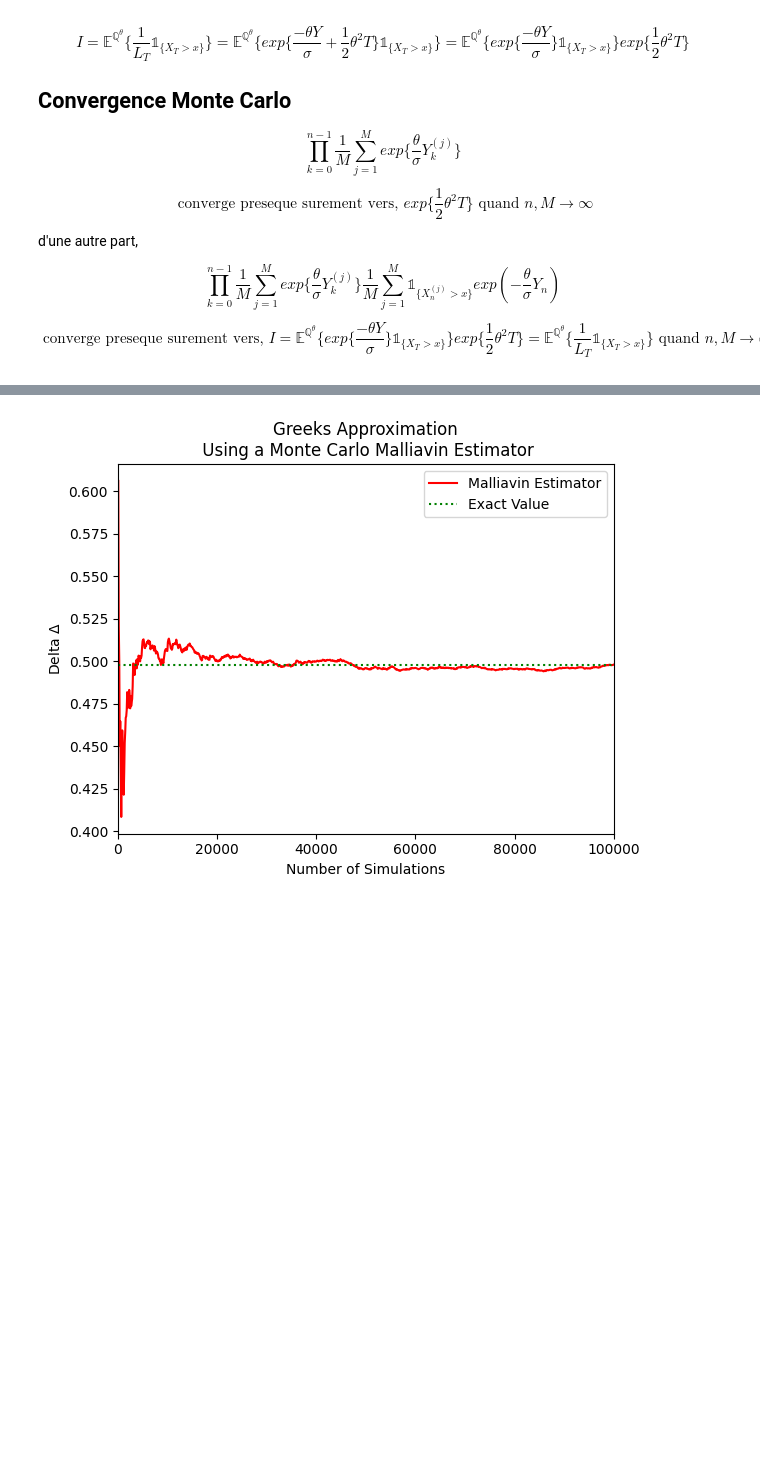
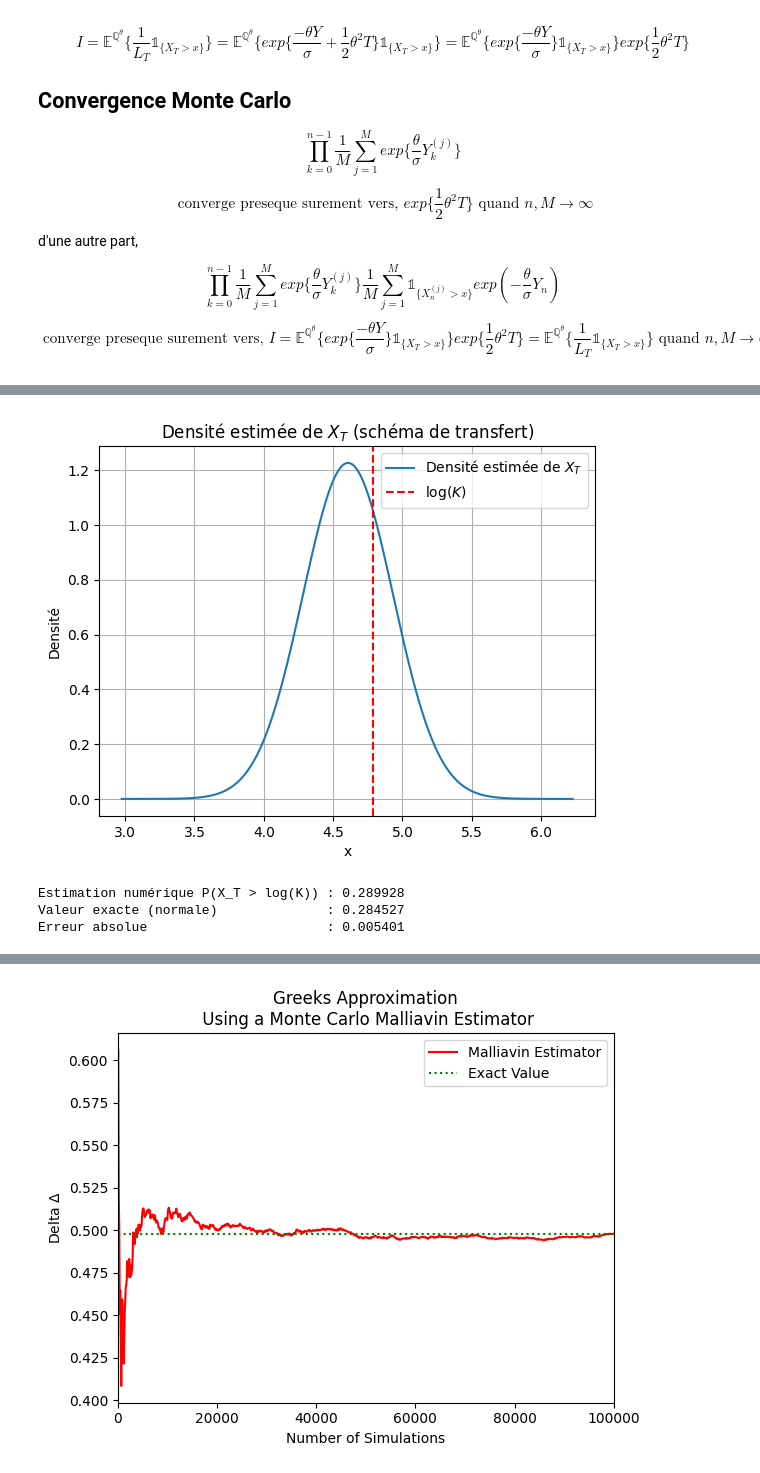
Before and after one commit to EssaddekOthmane/IndependentPriceVerification, a Jupyter notebook: BlackScholesRobbinsMonro.ipynb, the cells around one changed output, grey strips where cells are left out. Saved outputs shown, nothing was run; the diff lists cells and outputs as text; code cells hidden in the pictures; blank space fills up the shorter version.

```diff
--- a/BlackScholesRobbinsMonro.ipynb
+++ b/BlackScholesRobbinsMonro.ipynb
@@ -1546,3 +1615,70 @@ plt.plot(means,'red')
+# %%
+import numpy as np
+import matplotlib.pyplot as plt
+from scipy.stats import norm
+
+
+S0 = S_0
+
+
+N = 2000                     # Pas de temps
+dt = T / N
+x0 = np.log(S0)
+x_K = np.log(K)
+
+# Grille spatiale affinée
+x_min = x0 + mu * T - 5 * sigma * np.sqrt(T)
+x_max = x0 + mu * T + 5 * sigma * np.sqrt(T)
+M = 2000
+dx = (x_max - x_min) / M
+x_grid = np.linspace(x_min, x_max, M)
+
+# === Initialisation de la densité ===
+U = np.zeros((N + 1, M))
+i0 = np.argmin(np.abs(x_grid - x0))
+U[0, i0] = 1.0 / dx  # Approximation de Dirac
+
+# === Noyau de convolution ===
+L = 40  # demi-largeur
+shift = np.arange(-L, L + 1)
+kernel_vals = norm.pdf(shift * dx, loc=mu * dt, scale=sigma * np.sqrt(dt))
+kernel_vals /= np.sum(kernel_vals)  # normalisation
+
+# === Évolution temporelle ===
+for n in range(N):
+    U_next = np.zeros(M)
+    for i in range(L, M - L):
+        U_next[i] = np.sum(U[n, i - L:i + L + 1] * kernel_vals)
+    U[n + 1] = U_next
+
+# === Estimation de la probabilité P(X_T > log(K)) ===
+idx = x_grid > x_K
+p_estimate = np.sum(U[-1, idx]) * dx
+
+# === Comparaison avec la valeur exacte ===
+mu_T = x0 + mu * T
+sigma_T = sigma * np.sqrt(T)
+p_exact = 1 - norm.cdf((np.log(K) - mu_T) / sigma_T)
+
+# === Affichage ===
+plt.plot(x_grid, U[-1], label='Densité estimée de $X_T$')
+plt.axvline(x_K, color='red', linestyle='--', label='$\log(K)$')
+plt.title("Densité estimée de $X_T$ (schéma de transfert)")
+plt.xlabel("x")
+plt.ylabel("Densité")
+plt.legend()
+plt.grid()
+plt.show()
+
+# === Résultats ===
+print(f"Estimation numérique P(X_T > log(K)) : {p_estimate:.6f}")
+print(f"Valeur exacte (normale)              : {p_exact:.6f}")
+print(f"Erreur absolue                       : {abs(p_estimate - p_exact):.6f}")
+# %% [output]
+[figure, added]
+Estimation numérique P(X_T > log(K)) : 0.289928
+Valeur exacte (normale)              : 0.284527
+Erreur absolue                       : 0.005401
 # %% [markdown]
 # Calcul de Malliavin et grecs
 
```
Also changed, not shown: parts of 4 cells of this notebook.
